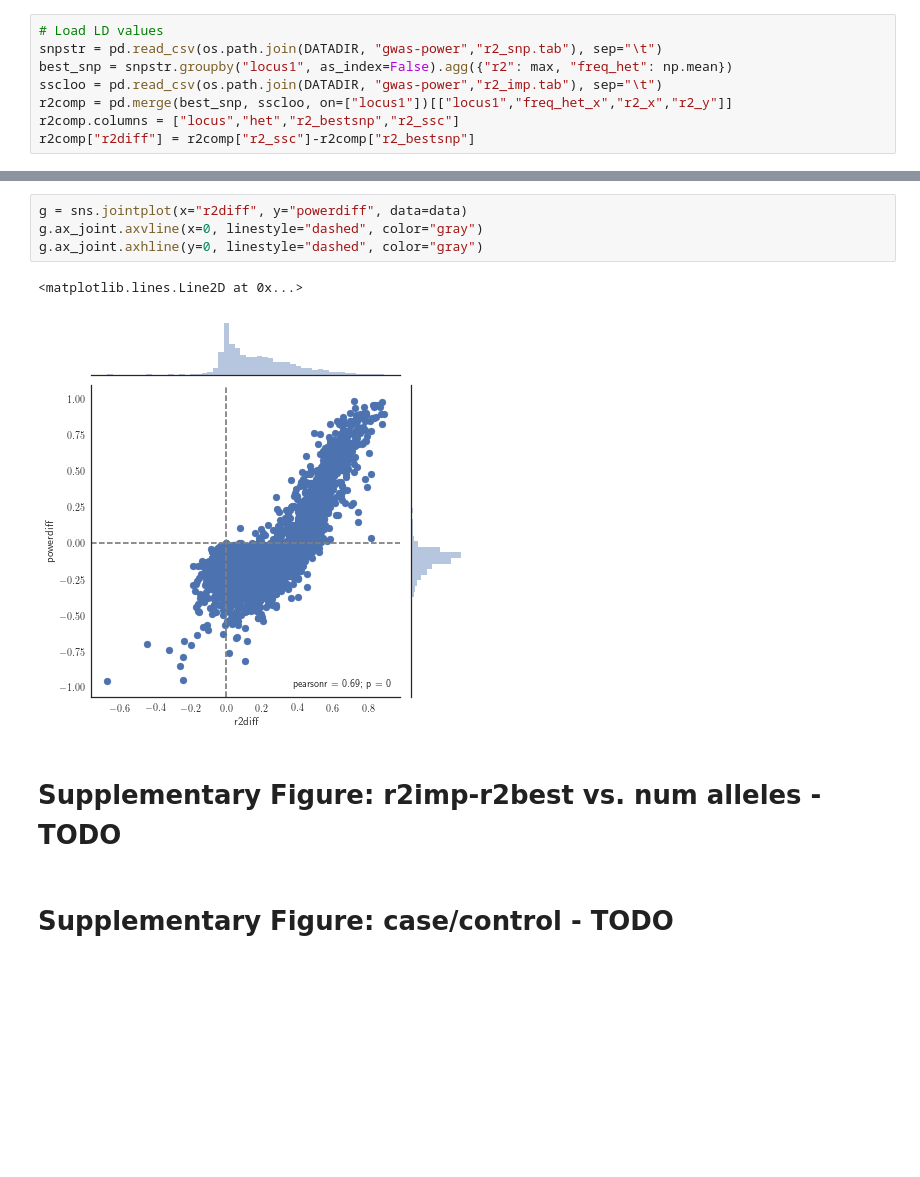
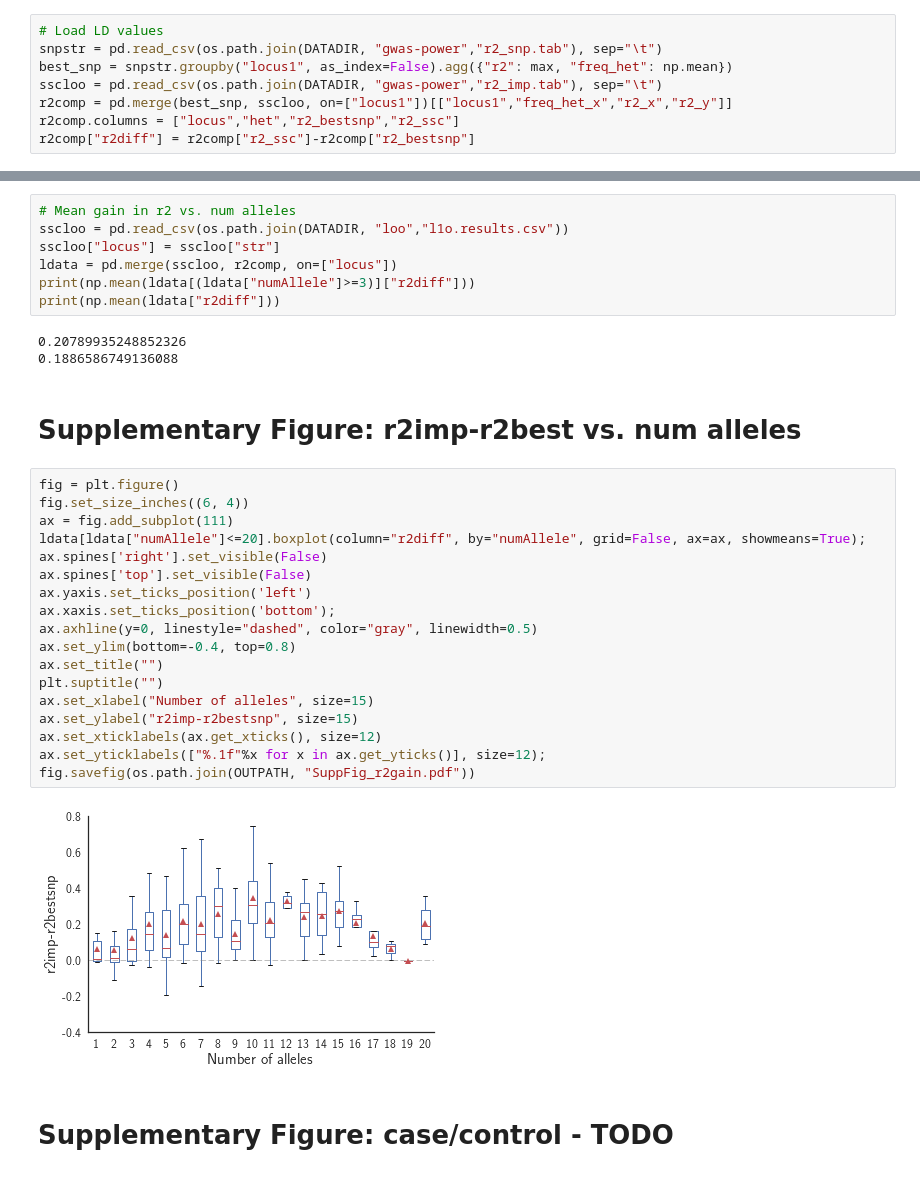
Before and after one commit to gymreklab/ssc-imputation, a Jupyter notebook: haplotype_paper/Figures/Figure4_GWASPower.ipynb, the cells around one changed output, grey strips where cells are left out. Saved outputs shown, nothing was run; the diff lists cells and outputs as text; blank space fills up the shorter version.

```diff
--- a/haplotype_paper/Figures/Figure4_GWASPower.ipynb
+++ b/haplotype_paper/Figures/Figure4_GWASPower.ipynb
@@ -149,12 +146,35 @@ data = pd.merge(power, r2comp, on=["locus"])
-# %%
-g = sns.jointplot(x="r2diff", y="powerdiff", data=data)
-g.ax_joint.axvline(x=0, linestyle="dashed", color="gray")
-g.ax_joint.axhline(y=0, linestyle="dashed", color="gray")
-# %% [output]
-<matplotlib.lines.Line2D at 0x...>
-[figure, removed]
+# %%
+# Mean gain in r2 vs. num alleles
+sscloo = pd.read_csv(os.path.join(DATADIR, "loo","l1o.results.csv"))
+sscloo["locus"] = sscloo["str"]
+ldata = pd.merge(sscloo, r2comp, on=["locus"])
+print(np.mean(ldata[(ldata["numAllele"]>=3)]["r2diff"]))
+print(np.mean(ldata["r2diff"]))
+# %% [output]
+0.20789935248852326
+0.1886586749136088
 # %% [markdown]
-# Supplementary Figure: r2imp-r2best vs. num alleles - TODO
+# Supplementary Figure: r2imp-r2best vs. num alleles
+# %%
+fig = plt.figure()
+fig.set_size_inches((6, 4))
+ax = fig.add_subplot(111)
+ldata[ldata["numAllele"]<=20].boxplot(column="r2diff", by="numAllele", grid=False, ax=ax, showmeans=True);
+ax.spines['right'].set_visible(False)
+ax.spines['top'].set_visible(False)
+ax.yaxis.set_ticks_position('left')
+ax.xaxis.set_ticks_position('bottom');
+ax.axhline(y=0, linestyle="dashed", color="gray", linewidth=0.5)
+ax.set_ylim(bottom=-0.4, top=0.8)
+ax.set_title("")
+plt.suptitle("")
+ax.set_xlabel("Number of alleles", size=15)
+ax.set_ylabel("r2imp-r2bestsnp", size=15)
+ax.set_xticklabels(ax.get_xticks(), size=12)
+ax.set_yticklabels(["%.1f"%x for x in ax.get_yticks()], size=12);
+fig.savefig(os.path.join(OUTPATH, "SuppFig_r2gain.pdf"))
+# %% [output]
+[figure, added]
 # %% [markdown]
 # Supplementary Figure: case/control - TODO
 # %% [markdown]
```
Also changed, not shown: parts of 8 cells of this notebook, 4 other files.
